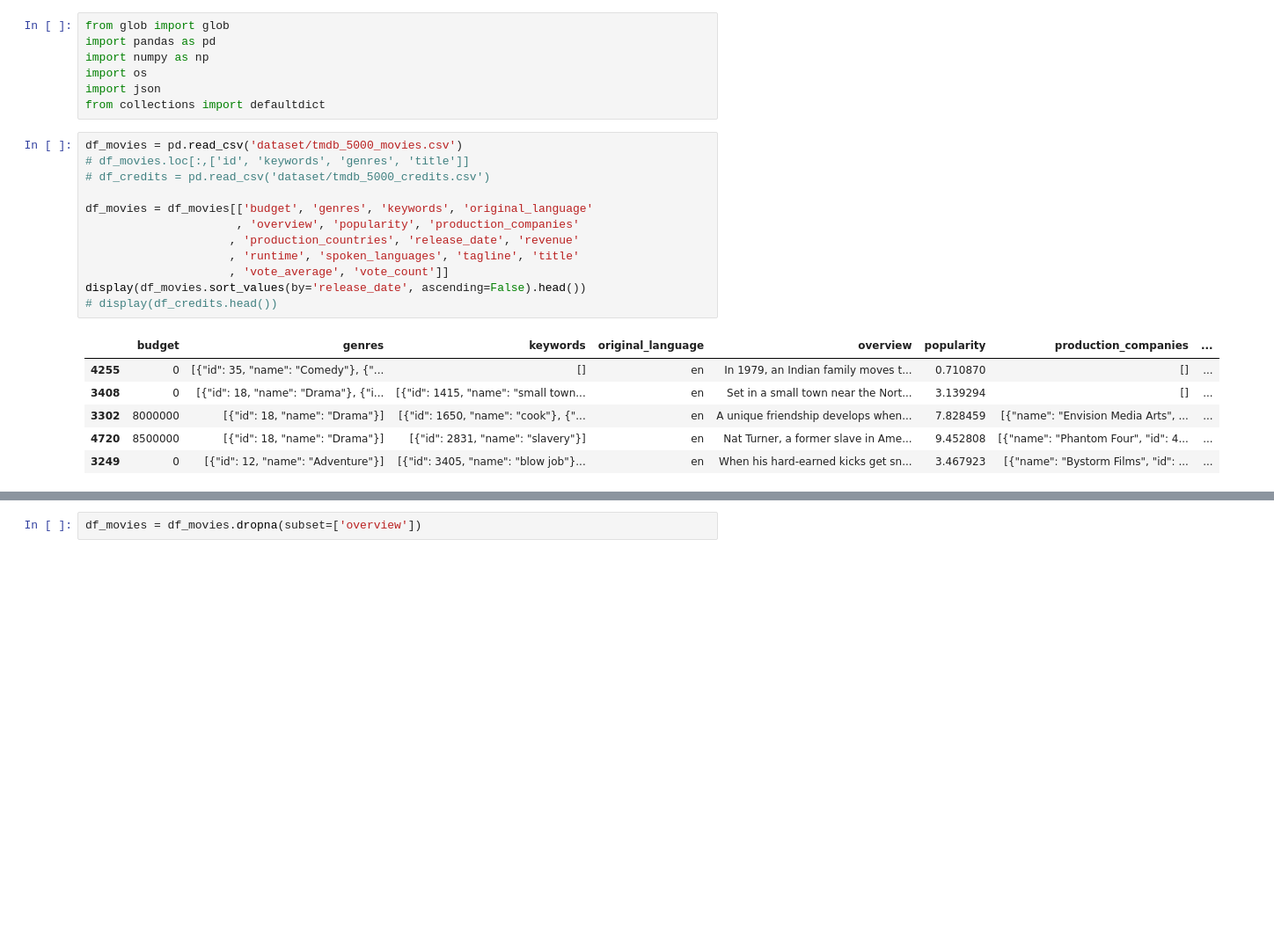
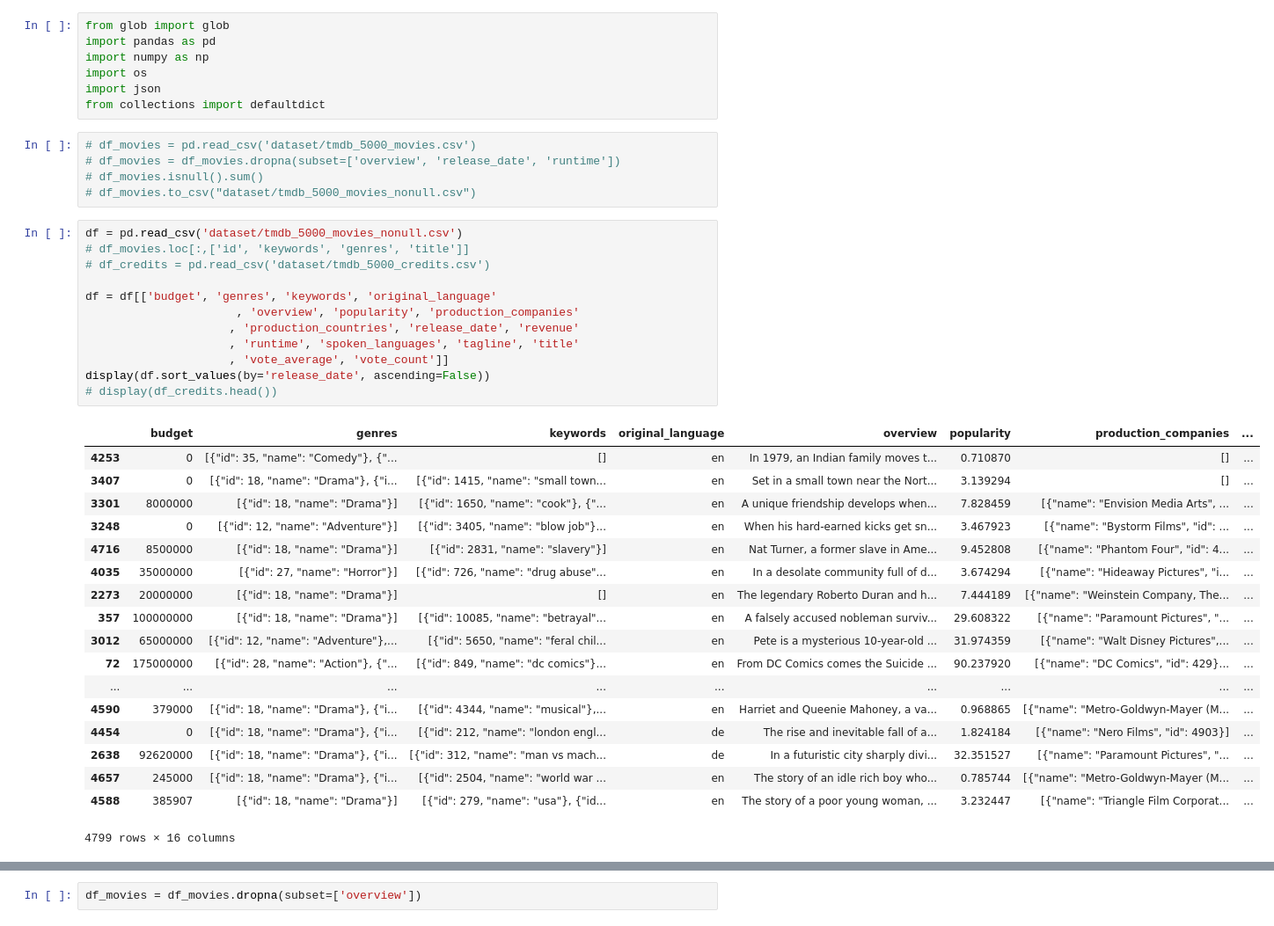
Before and after one commit to juliafeec/tmdb, a Jupyter notebook: ww_model.ipynb, the cells around one changed output, grey strips where cells are left out. Shown at 88% size. Drawn from its saved outputs; the diff is of its cells as text; blank space fills up the shorter version.

```diff
--- a/ww_model.ipynb
+++ b/ww_model.ipynb
@@ -5,25 +5,42 @@ import numpy as np
 import os
 import json
 from collections import defaultdict
+# %%
+# df_movies = pd.read_csv('dataset/tmdb_5000_movies.csv')
+# df_movies = df_movies.dropna(subset=['overview', 'release_date', 'runtime'])
+# df_movies.isnull().sum()
+# df_movies.to_csv("dataset/tmdb_5000_movies_nonull.csv")
 # %%
-df_movies = pd.read_csv('dataset/tmdb_5000_movies.csv')
+df = pd.read_csv('dataset/tmdb_5000_movies_nonull.csv')
 # df_movies.loc[:,['id', 'keywords', 'genres', 'title']]
 # df_credits = pd.read_csv('dataset/tmdb_5000_credits.csv')
 
-df_movies = df_movies[['budget', 'genres', 'keywords', 'original_language'
+df = df[['budget', 'genres', 'keywords', 'original_language'
                       , 'overview', 'popularity', 'production_companies'
                      , 'production_countries', 'release_date', 'revenue'
                      , 'runtime', 'spoken_languages', 'tagline', 'title'
                      , 'vote_average', 'vote_count']]
-display(df_movies.sort_values(by='release_date', ascending=False).head())
+display(df.sort_values(by='release_date', ascending=False))
 # display(df_credits.head())
 # %% [output]
 |  | budget | genres | keywords | original_language | overview | popularity | production_companies | ... |
-| 4255 | 0 | [{"id": 35, "name": "Comedy"}, {"... | [] | en | In 1979, an Indian family moves t... | 0.710870 | [] | ... |
-| 3408 | 0 | [{"id": 18, "name": "Drama"}, {"i... | [{"id": 1415, "name": "small town... | en | Set in a small town near the Nort... | 3.139294 | [] | ... |
-| 3302 | 8000000 | [{"id": 18, "name": "Drama"}] | [{"id": 1650, "name": "cook"}, {"... | en | A unique friendship develops when... | 7.828459 | [{"name": "Envision Media Arts", ... | ... |
-| 4720 | 8500000 | [{"id": 18, "name": "Drama"}] | [{"id": 2831, "name": "slavery"}] | en | Nat Turner, a former slave in Ame... | 9.452808 | [{"name": "Phantom Four", "id": 4... | ... |
-| 3249 | 0 | [{"id": 12, "name": "Adventure"}] | [{"id": 3405, "name": "blow job"}... | en | When his hard-earned kicks get sn... | 3.467923 | [{"name": "Bystorm Films", "id": ... | ... |
+| 4253 | 0 | [{"id": 35, "name": "Comedy"}, {"... | [] | en | In 1979, an Indian family moves t... | 0.710870 | [] | ... |
+| 3407 | 0 | [{"id": 18, "name": "Drama"}, {"i... | [{"id": 1415, "name": "small town... | en | Set in a small town near the Nort... | 3.139294 | [] | ... |
+| 3301 | 8000000 | [{"id": 18, "name": "Drama"}] | [{"id": 1650, "name": "cook"}, {"... | en | A unique friendship develops when... | 7.828459 | [{"name": "Envision Media Arts", ... | ... |
+| 3248 | 0 | [{"id": 12, "name": "Adventure"}] | [{"id": 3405, "name": "blow job"}... | en | When his hard-earned kicks get sn... | 3.467923 | [{"name": "Bystorm Films", "id": ... | ... |
+| 4716 | 8500000 | [{"id": 18, "name": "Drama"}] | [{"id": 2831, "name": "slavery"}] | en | Nat Turner, a former slave in Ame... | 9.452808 | [{"name": "Phantom Four", "id": 4... | ... |
+| 4035 | 35000000 | [{"id": 27, "name": "Horror"}] | [{"id": 726, "name": "drug abuse"... | en | In a desolate community full of d... | 3.674294 | [{"name": "Hideaway Pictures", "i... | ... |
+| 2273 | 20000000 | [{"id": 18, "name": "Drama"}] | [] | en | The legendary Roberto Duran and h... | 7.444189 | [{"name": "Weinstein Company, The... | ... |
+| 357 | 100000000 | [{"id": 18, "name": "Drama"}] | [{"id": 10085, "name": "betrayal"... | en | A falsely accused nobleman surviv... | 29.608322 | [{"name": "Paramount Pictures", "... | ... |
+| 3012 | 65000000 | [{"id": 12, "name": "Adventure"},... | [{"id": 5650, "name": "feral chil... | en | Pete is a mysterious 10-year-old ... | 31.974359 | [{"name": "Walt Disney Pictures",... | ... |
+| 72 | 175000000 | [{"id": 28, "name": "Action"}, {"... | [{"id": 849, "name": "dc comics"}... | en | From DC Comics comes the Suicide ... | 90.237920 | [{"name": "DC Comics", "id": 429}... | ... |
+| ... | ... | ... | ... | ... | ... | ... | ... | ... |
+| 4590 | 379000 | [{"id": 18, "name": "Drama"}, {"i... | [{"id": 4344, "name": "musical"},... | en | Harriet and Queenie Mahoney, a va... | 0.968865 | [{"name": "Metro-Goldwyn-Mayer (M... | ... |
+| 4454 | 0 | [{"id": 18, "name": "Drama"}, {"i... | [{"id": 212, "name": "london engl... | de | The rise and inevitable fall of a... | 1.824184 | [{"name": "Nero Films", "id": 4903}] | ... |
+| 2638 | 92620000 | [{"id": 18, "name": "Drama"}, {"i... | [{"id": 312, "name": "man vs mach... | de | In a futuristic city sharply divi... | 32.351527 | [{"name": "Paramount Pictures", "... | ... |
+| 4657 | 245000 | [{"id": 18, "name": "Drama"}, {"i... | [{"id": 2504, "name": "world war ... | en | The story of an idle rich boy who... | 0.785744 | [{"name": "Metro-Goldwyn-Mayer (M... | ... |
+| 4588 | 385907 | [{"id": 18, "name": "Drama"}] | [{"id": 279, "name": "usa"}, {"id... | en | The story of a poor young woman, ... | 3.232447 | [{"name": "Triangle Film Corporat... | ... |
+4799 rows × 16 columns
 # %%
 def convert_list(cell):
     """convert the json format to a list of categories"""
```
Also changed, not shown: parts of 7 cells of this notebook.
